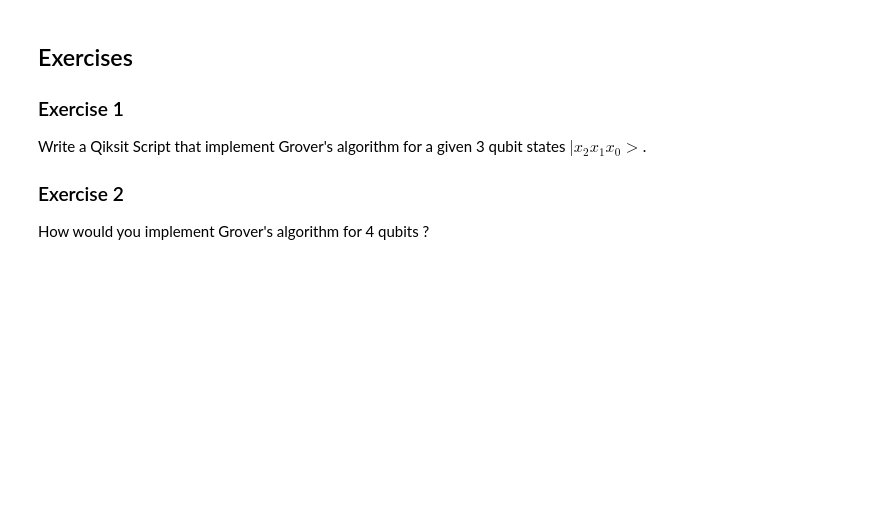
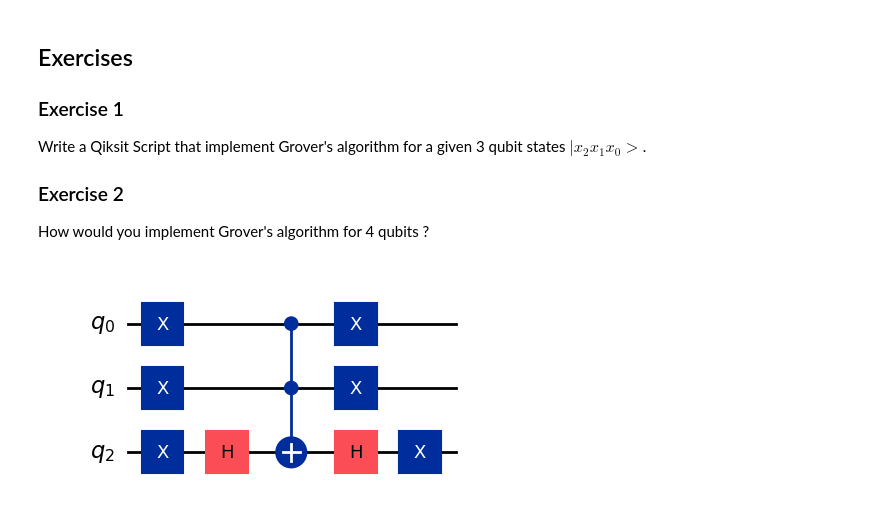
Before and after one commit to zshelali/UTBM-Math, a Jupyter notebook: IT41/Practical-Session-4-Quantum-Algorithms/quantum_algorithms.ipynb, the cells around one changed output. Drawn from its saved outputs; the diff is of its cells as text; code cells hidden in the pictures; blank space fills up the shorter version.

Commit message:
quasi final quantum_algo

```diff
--- a/IT41/Practical-Session-4-Quantum-Algorithms/quantum_algorithms.ipynb
+++ b/IT41/Practical-Session-4-Quantum-Algorithms/quantum_algorithms.ipynb
@@ -737,0 +896,19 @@ How would you implement Grover's algorithm for 4 qubits ?
+# %%
+def oracle(tar):
+    qc = QuantumCircuit(3)
+    for i, bit in enumerate(reversed(tar)):
+        if bit == "0":
+            qc.x(i)
+    qc.h(2)
+    qc.ccx(0, 1, 2)
+    qc.h(2)
+
+    for i, bit in enumerate(reversed(tar)):
+        if bit == "0":
+            qc.x(i)
+    return qc
+
+o = oracle("000")
+o.draw("mpl")
+# %% [output]
+[figure, added]
```
Also changed, not shown: parts of 19 cells of this notebook, 1 other file.
